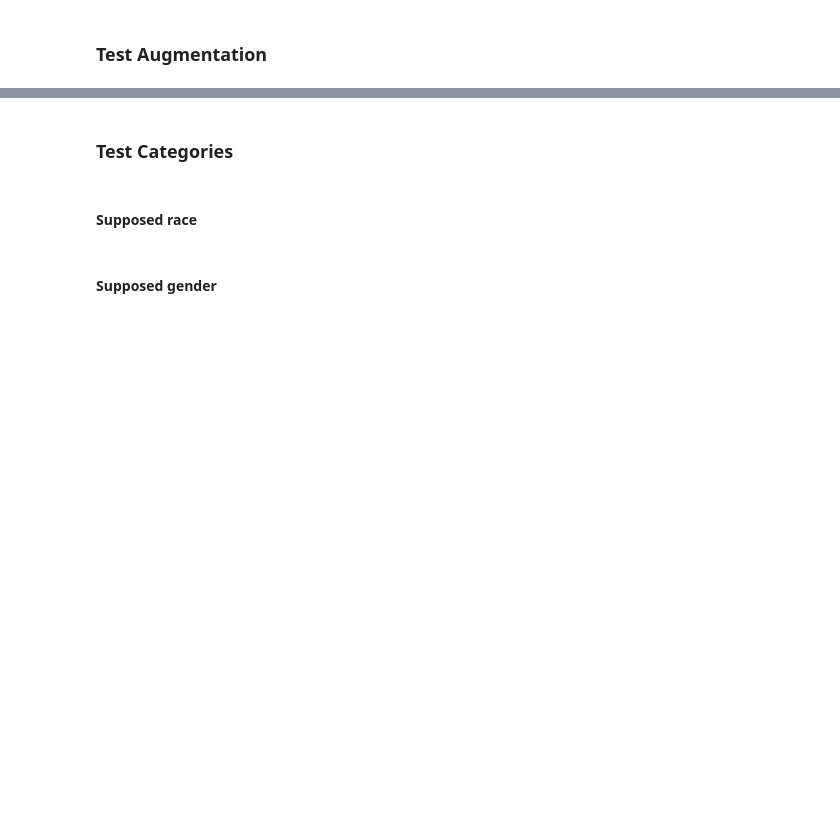
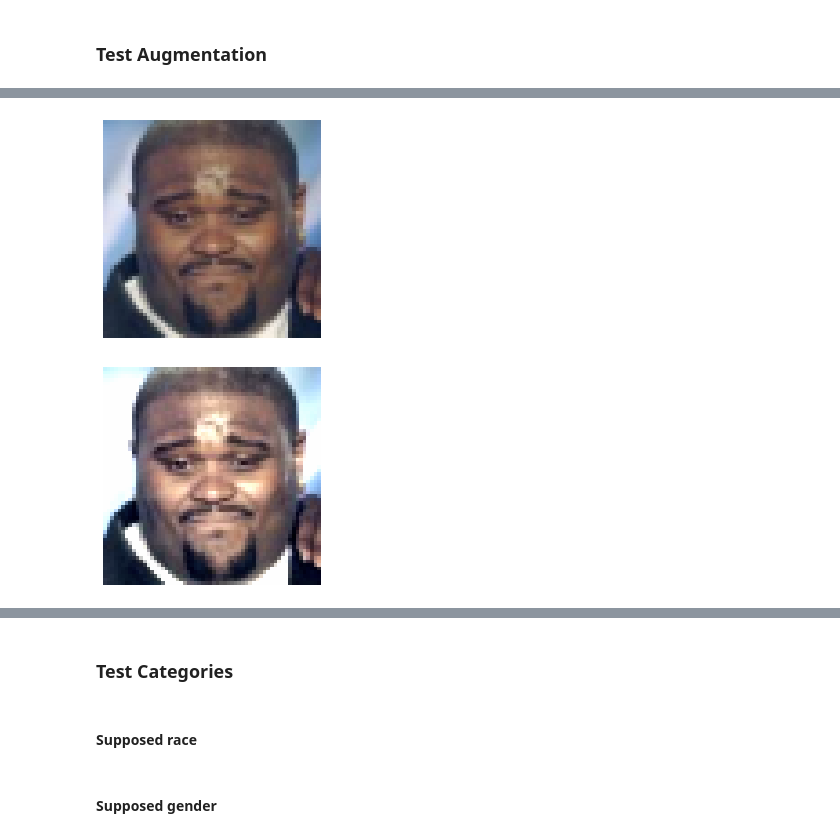
Before and after one commit to mgornet/CNPEN, a Jupyter notebook: Various_tests.ipynb, the cells around one changed output, grey strips where cells are left out. Saved outputs shown, nothing was run; the diff lists cells and outputs as text; code cells hidden in the pictures; blank space fills up the shorter version.

```diff
--- a/Various_tests.ipynb
+++ b/Various_tests.ipynb
@@ -284,3 +434,16 @@ print_img(from_tensor_to_numpy(x)/255)
+# %%
+apply_augmentation = transforms.Compose([
+    transforms.Normalize(mean=[0,0,0],std=[255,255,255]),
+    transforms.ColorJitter(brightness=0.5, contrast=0.5, saturation=0.5),
+    transforms.Normalize(mean=[0,0,0],std=[1/255,1/255,1/255])
+])
+
+x = apply_augmentation(xa[0])
+print_img(from_tensor_to_numpy(xa[0])/255)
+print_img(from_tensor_to_numpy(x)/255)
+# %% [output]
+[figure, added]
+[figure, added]
 # %%
 apply_augmentation = transforms.Compose([
     transforms.RandomHorizontalFlip(p=0.5),
```
Also changed, not shown: parts of 37 cells of this notebook, 59 other files.
